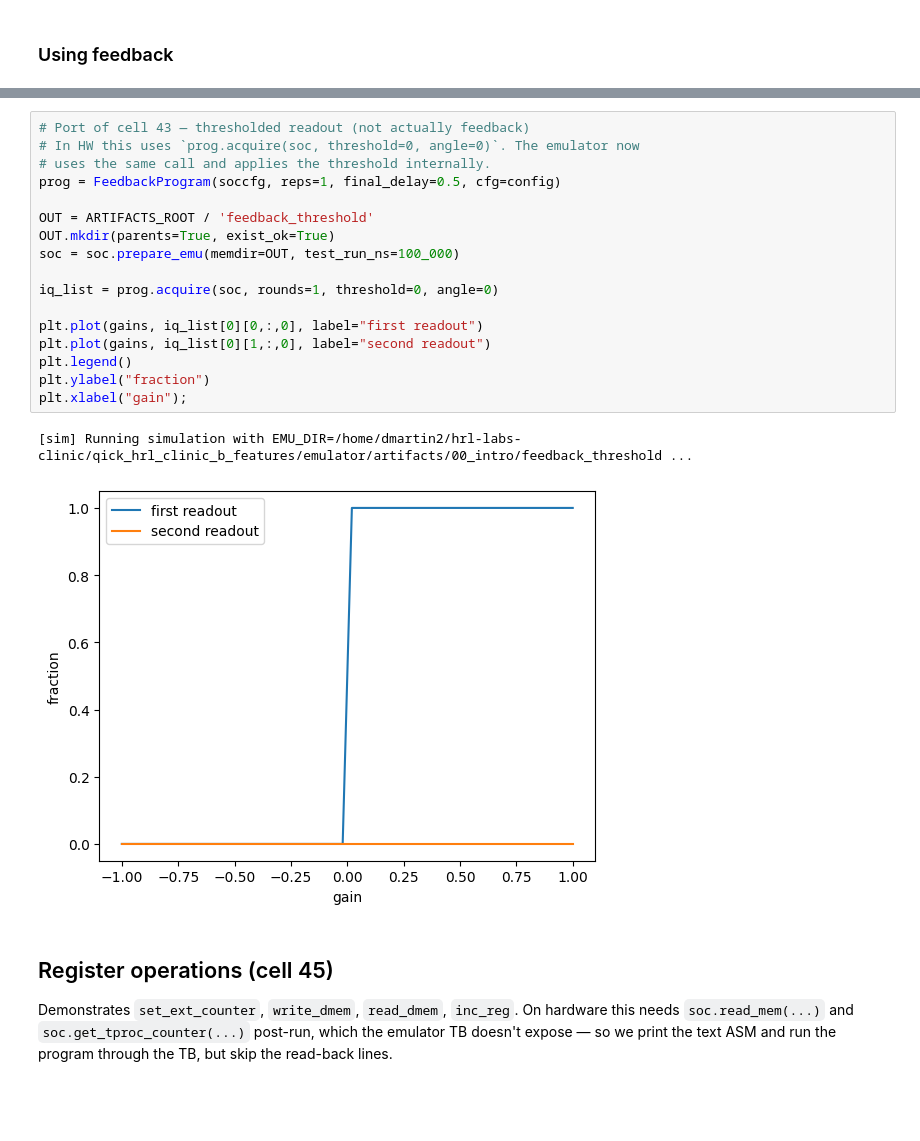
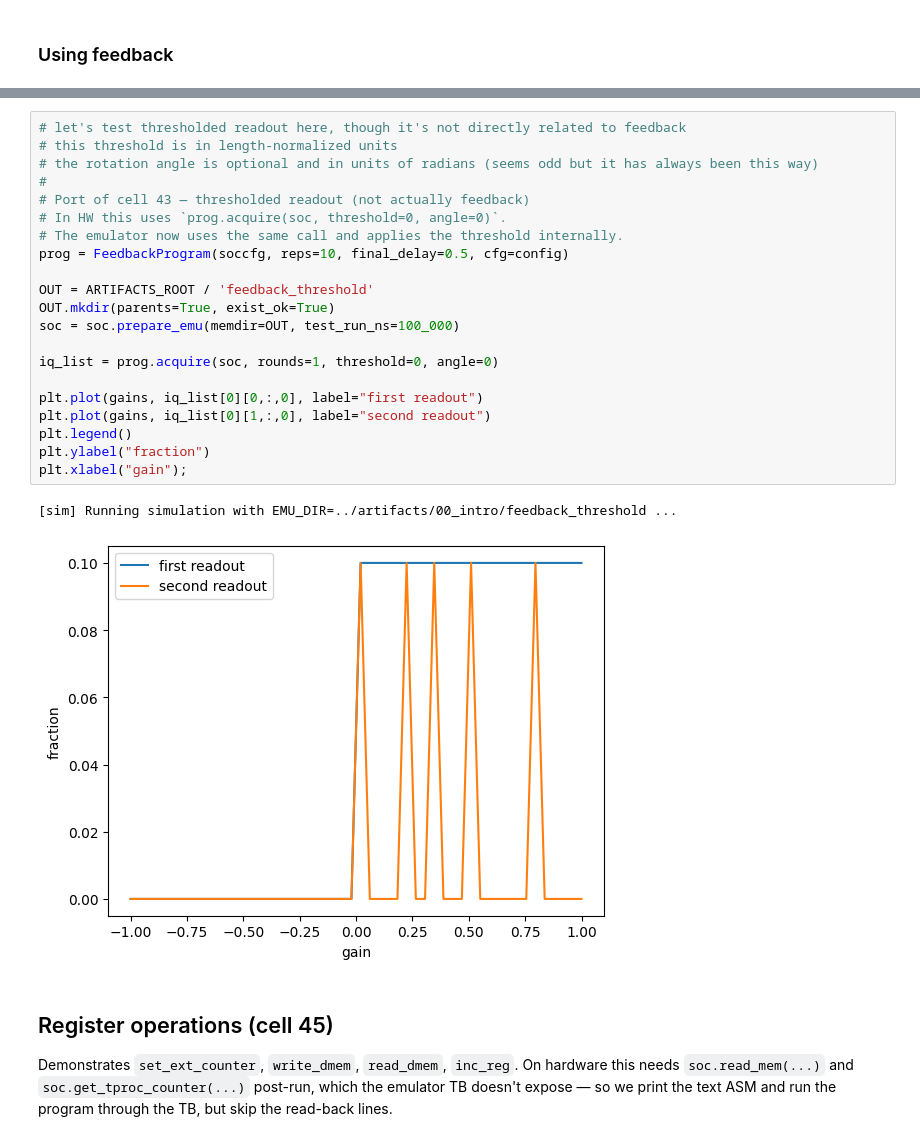
Before and after one commit to openquantumhardware/qick, a Jupyter notebook: emulator/notebooks/00_intro_emu.ipynb, the cells around one changed output, grey strips where cells are left out. Drawn from its saved outputs; the diff is of its cells as text; blank space fills up the shorter version.

```diff
--- a/emulator/notebooks/00_intro_emu.ipynb
+++ b/emulator/notebooks/00_intro_emu.ipynb
@@ -1009,24 +1009,28 @@ plt.xlabel("I, first readout");
 [figure]
 # %%
+# let's test thresholded readout here, though it's not directly related to feedback
+# this threshold is in length-normalized units
+# the rotation angle is optional and in units of radians (seems odd but it has always been this way)
+#
 # Port of cell 43 — thresholded readout (not actually feedback)
-# In HW this uses `prog.acquire(soc, threshold=0, angle=0)`. The emulator now
-# uses the same call and applies the threshold internally.
-prog = FeedbackProgram(soccfg, reps=1, final_delay=0.5, cfg=config)
+# In HW this uses `prog.acquire(soc, threshold=0, angle=0)`.
+# The emulator now uses the same call and applies the threshold internally.
+prog = FeedbackProgram(soccfg, reps=10, final_delay=0.5, cfg=config)
 
 OUT = ARTIFACTS_ROOT / 'feedback_threshold'
 OUT.mkdir(parents=True, exist_ok=True)
 soc = soc.prepare_emu(memdir=OUT, test_run_ns=100_000)
 
 iq_list = prog.acquire(soc, rounds=1, threshold=0, angle=0)
 
 plt.plot(gains, iq_list[0][0,:,0], label="first readout")
 plt.plot(gains, iq_list[0][1,:,0], label="second readout")
 plt.legend()
 plt.ylabel("fraction")
 plt.xlabel("gain");
 # %% [output]
-[sim] Running simulation with EMU_DIR=/home/dmartin2/hrl-labs-clinic/qick_hrl_clinic_b_features/emulator/artifacts/00_intro/feedback_threshold ...
+[sim] Running simulation with EMU_DIR=../artifacts/00_intro/feedback_threshold ...
-[figure, old version]
+[figure, new version]
 # %% [markdown]
 ## Register operations (cell 45)
 
```
Also changed, not shown: parts of 16 cells of this notebook, 14 other files.
